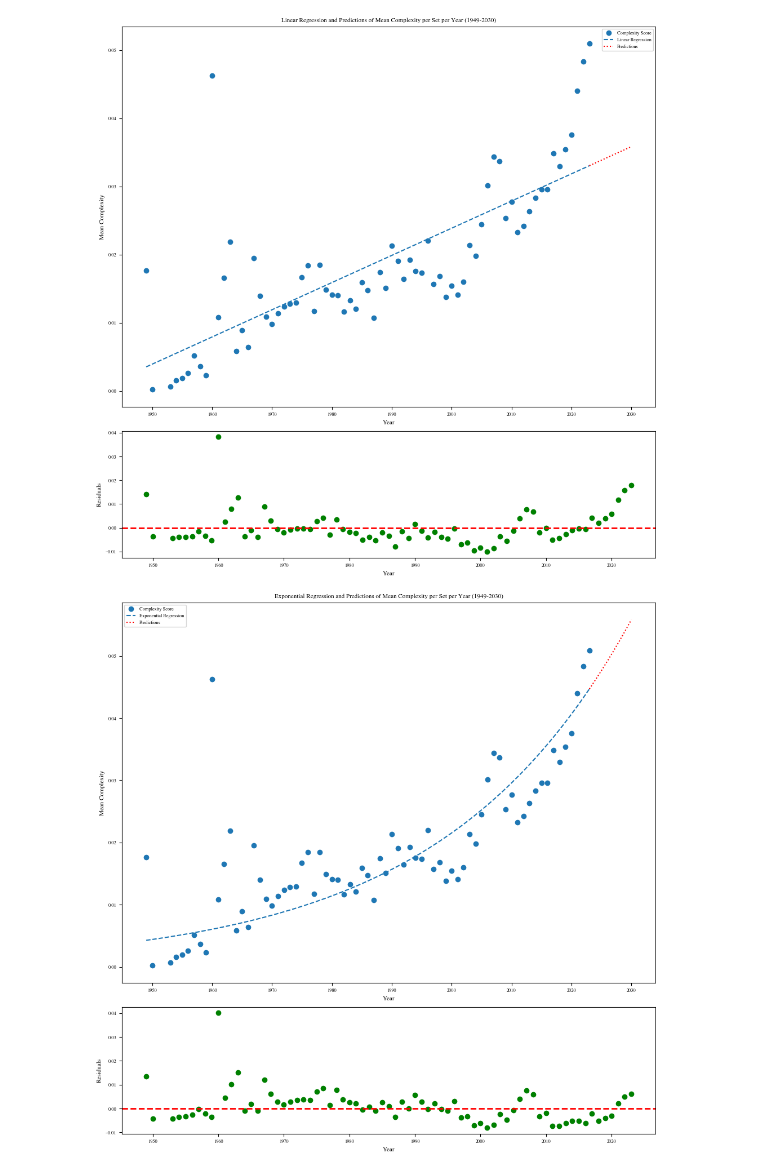
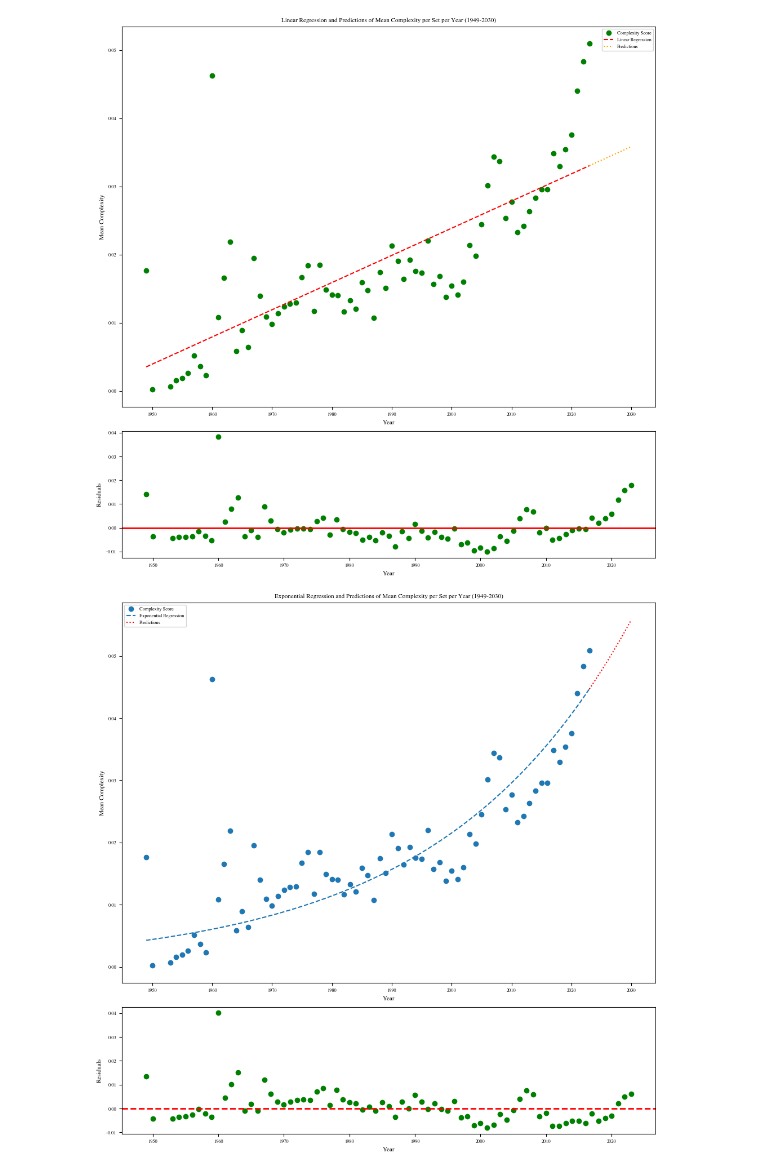
Before and after one commit to eddiebeach99/Data_Literacy, a Jupyter notebook: Analysis/complexity_regression.ipynb, the cells around one changed output. Saved outputs shown, nothing was run; the diff lists cells and outputs as text; code cells hidden in the pictures.

Commit message:
added image folder

```diff
--- a/Analysis/complexity_regression.ipynb
+++ b/Analysis/complexity_regression.ipynb
@@ -31,39 +31,39 @@ def linear_regression_complexity(df):
     y = mean_complexity_per_set_per_year['complexity_score'].values
     model = LinearRegression().fit(x, y)
     y_pred = model.predict(x)
 
     # plot the original data
-    ax1.scatter(x, y, label='Complexity Score')
-    ax1.plot(x, y_pred, linestyle='--', label='Linear Regression')
+    ax1.scatter(x, y, label='Complexity Score', color = 'green') #['#ffeda0', '#feb24c', '#f03b20']
+    ax1.plot(x, y_pred, linestyle='--', label='Linear Regression', color = 'red')
 
     # make predictions until 2030
     x_future = np.arange(2023, 2031).reshape(-1, 1)
     y_future_pred = model.predict(x_future)
-    ax1.plot(x_future, y_future_pred, linestyle=':', color='red', label='Predictions')
+    ax1.plot(x_future, y_future_pred, linestyle=':', color='orange', label='Predictions')
 
     # add title and labels
     ax1.set_title('Linear Regression and Predictions of Mean Complexity per Set per Year (1949-2030)')
     ax1.set_xlabel('Year')
     ax1.set_ylabel('Mean Complexity')
     ax1.legend()
 
     # plot residuals
     residuals = y - y_pred
     ax2.scatter(x, residuals, color='green')
-    ax2.axhline(y=0, color='red', linestyle='--', linewidth=2)
+    ax2.axhline(y=0, color='red', linestyle='-', linewidth=2)
     ax2.set_xlabel('Year')
     ax2.set_ylabel('Residuals')
 
     # save plot
-    plt.savefig('Linear_Regression.pdf')
+    plt.savefig('../Images/Linear_Regression.pdf')
 
     # show the plot
     plt.show()
 
 # call the function
 linear_regression_complexity(data)
 # %% [output]
-[figure, old version]
+[figure, new version]
 # %%
 ##### Make an exponential Regression #####
 
```
Also changed, not shown: parts of 2 cells of this notebook, 9 other files.
